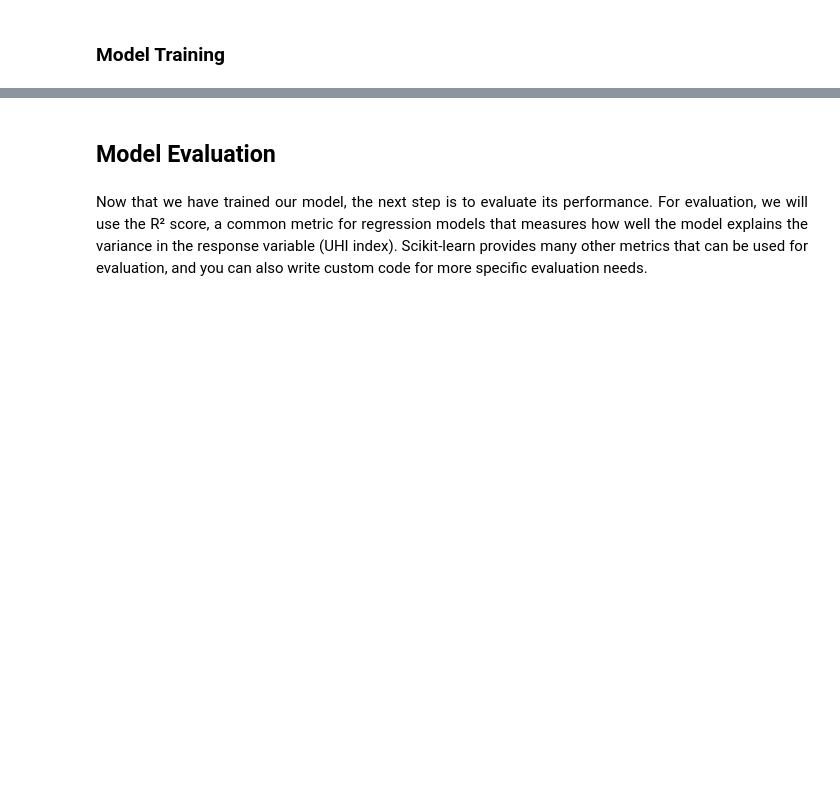
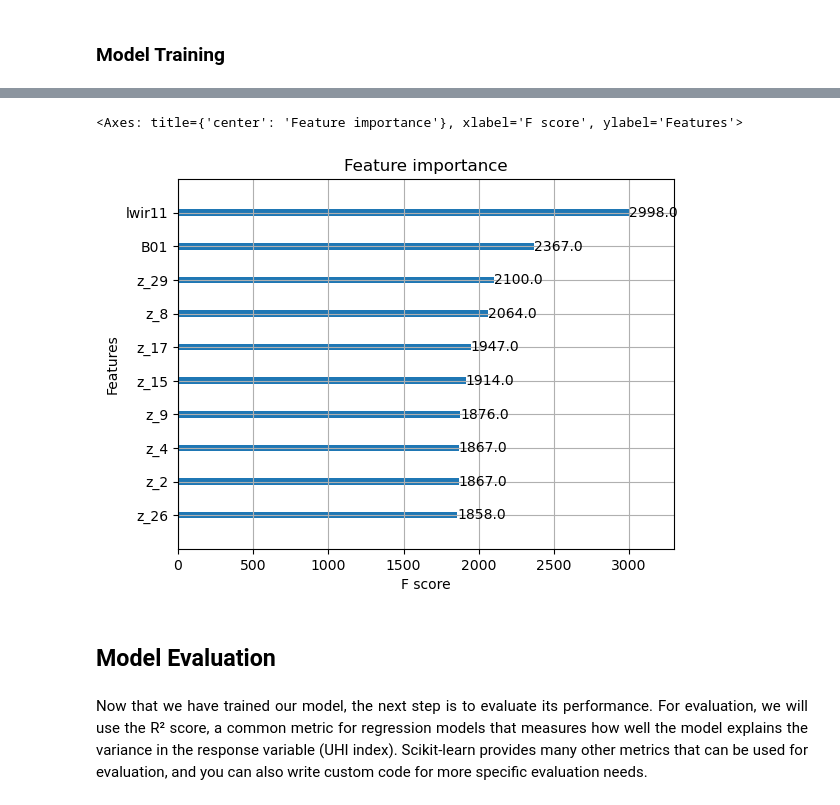
Before and after one commit to DerrickUm/DSCI-498, a Jupyter notebook: main_submission.ipynb, the cells around one changed output, grey strips where cells are left out. Drawn from its saved outputs; the diff is of its cells as text; code cells hidden in the pictures; blank space fills up the shorter version.

```diff
--- a/main_submission.ipynb
+++ b/main_submission.ipynb
@@ -344,7 +363,7 @@ X_train, X_test, y_train, y_test = train_test_split(X, y, test_size=0.3,random_s
 # %%
 # Scale the training and test data using standardscaler
-sc = StandardScaler()
-X_train = sc.fit_transform(X_train)
-X_test = sc.transform(X_test)
+#sc = StandardScaler()
+#X_train = sc.fit_transform(X_train)
+#X_test = sc.transform(X_test)
 # %% [markdown]
 ### Model Training
@@ -355,4 +369,0 @@ X_test = sc.transform(X_test)
-# %%
-# Train the Random Forest model on the training data
-model = RandomForestRegressor(n_estimators=100, random_state=42)
-model.fit(X_train,y_train)
@@ -358,0 +431,32 @@ model.fit(X_train,y_train)
+# %%
+import xgboost as xgb
+from xgboost import XGBRegressor
+
+# … after study.optimize(…) …
+best_trial = study.best_trial
+
+print("  Value: {}".format(best_trial.value))
+print("  Params: ")
+for key, value in best_trial.params.items():
+    print(f"    {key}: {value}")
+
+# Try to grab the fitted sklearn XGBRegressor from the trial:
+final_model = best_trial.user_attrs.get("model", None)
+
+if final_model is None:
+    print("Best model not saved.  Re-training using best parameters…")
+
+    # 1) Pull out the best params
+    best_params = best_trial.params.copy()
+    best_params.update({
+        "objective":   "reg:squarederror",
+        "tree_method": "hist",
+        "eval_metric": "rmse",
+        "verbosity":   0
+    })
+
+    # 2) Re‐instantiate and fit on the full training set:
+    final_model = XGBRegressor(**best_params)
+    final_model.fit(X_train, y_train)
+
+print("Best model is ready.")
@@ -359,3 +475,9 @@ model.fit(X_train,y_train)
+# %%
+from xgboost import plot_importance
+plot_importance(final_model, max_num_features=10)
+# %% [output]
+<Axes: title={'center': 'Feature importance'}, xlabel='F score', ylabel='Features'>
+[figure, added]
 # %% [markdown]
 ## Model Evaluation
 # %% [markdown]
```
Also changed, not shown: parts of 67 cells of this notebook, 5 other files.
